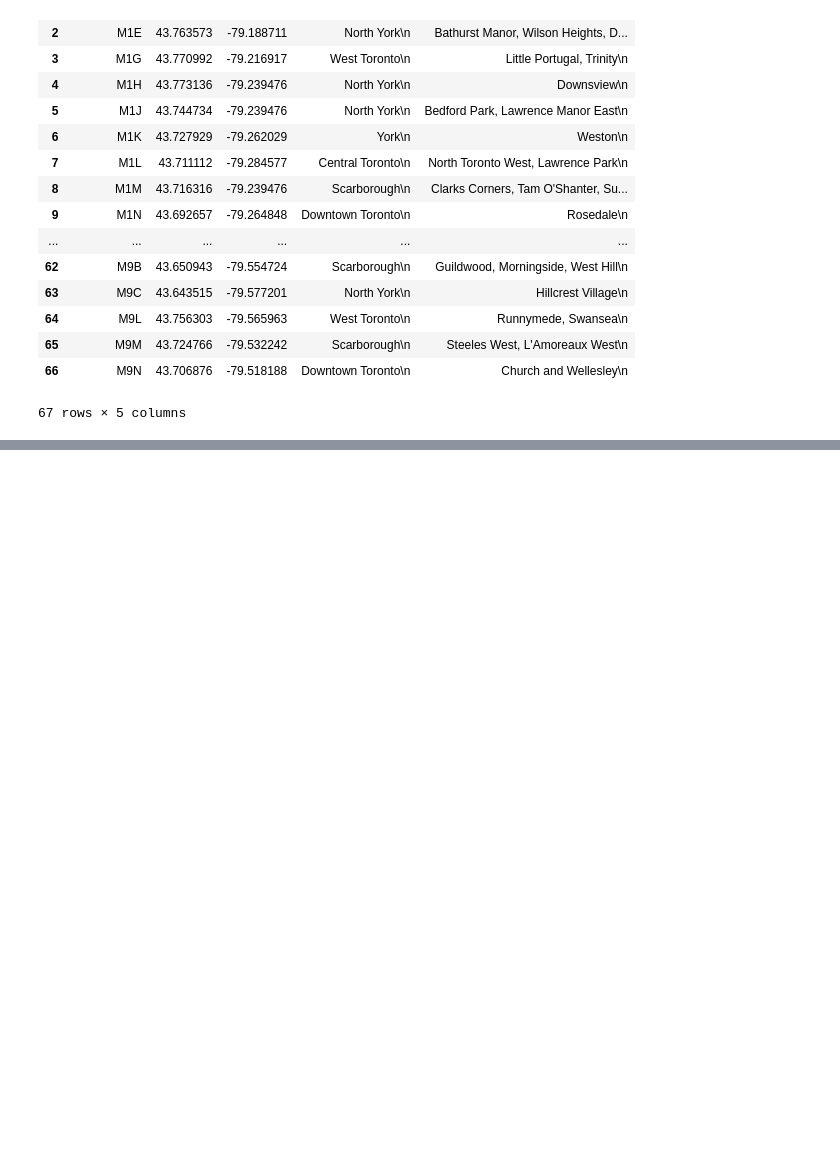
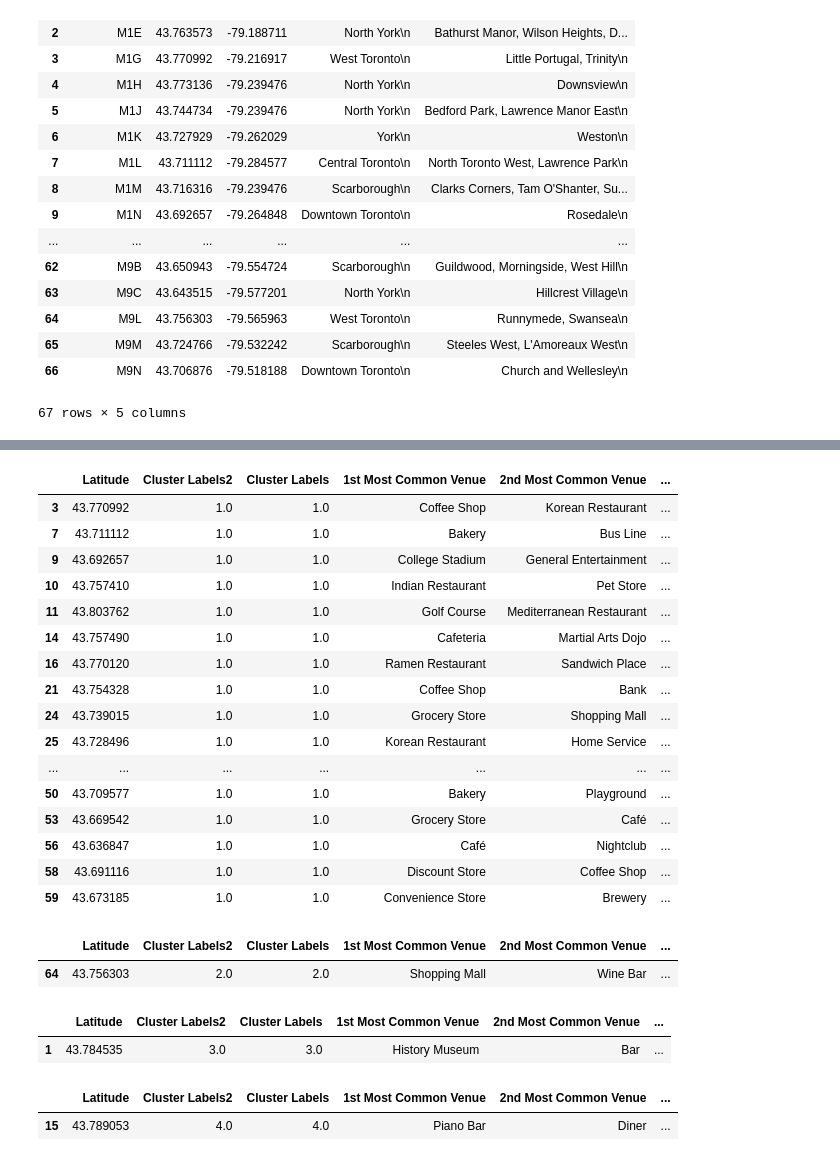
Before and after one commit to hedgehogBI/Data-Science-Capstone, a Jupyter notebook: Segmenting and Clustering Neighborhoods Toronto.ipynb, the cells around one changed output, grey strips where cells are left out. Cells and saved outputs as stored; diff of their text form; code cells hidden in the pictures; blank space fills up the shorter version.

```diff
--- a/Segmenting and Clustering Neighborhoods Toronto.ipynb
+++ b/Segmenting and Clustering Neighborhoods Toronto.ipynb
@@ -234,0 +685,35 @@ pd.merge(Geocode_table, df_cleaned)
+# %%
+toronto_merged.loc[toronto_merged['Cluster Labels'] == 1, toronto_merged.columns[[1] + list(range(5, toronto_merged.shape[1]))]]
+# %% [output]
+|  | Latitude | Cluster Labels2 | Cluster Labels | 1st Most Common Venue | 2nd Most Common Venue | ... |
+| 3 | 43.770992 | 1.0 | 1.0 | Coffee Shop | Korean Restaurant | ... |
+| 7 | 43.711112 | 1.0 | 1.0 | Bakery | Bus Line | ... |
+| 9 | 43.692657 | 1.0 | 1.0 | College Stadium | General Entertainment | ... |
+| 10 | 43.757410 | 1.0 | 1.0 | Indian Restaurant | Pet Store | ... |
+| 11 | 43.803762 | 1.0 | 1.0 | Golf Course | Mediterranean Restaurant | ... |
+| 14 | 43.757490 | 1.0 | 1.0 | Cafeteria | Martial Arts Dojo | ... |
+| 16 | 43.770120 | 1.0 | 1.0 | Ramen Restaurant | Sandwich Place | ... |
+| 21 | 43.754328 | 1.0 | 1.0 | Coffee Shop | Bank | ... |
+| 24 | 43.739015 | 1.0 | 1.0 | Grocery Store | Shopping Mall | ... |
+| 25 | 43.728496 | 1.0 | 1.0 | Korean Restaurant | Home Service | ... |
+| ... | ... | ... | ... | ... | ... | ... |
+| 50 | 43.709577 | 1.0 | 1.0 | Bakery | Playground | ... |
+| 53 | 43.669542 | 1.0 | 1.0 | Grocery Store | Café | ... |
+| 56 | 43.636847 | 1.0 | 1.0 | Café | Nightclub | ... |
+| 58 | 43.691116 | 1.0 | 1.0 | Discount Store | Coffee Shop | ... |
+| 59 | 43.673185 | 1.0 | 1.0 | Convenience Store | Brewery | ... |
+# %%
+toronto_merged.loc[toronto_merged['Cluster Labels'] == 2, toronto_merged.columns[[1] + list(range(5, toronto_merged.shape[1]))]]
+# %% [output]
+|  | Latitude | Cluster Labels2 | Cluster Labels | 1st Most Common Venue | 2nd Most Common Venue | ... |
+| 64 | 43.756303 | 2.0 | 2.0 | Shopping Mall | Wine Bar | ... |
+# %%
+toronto_merged.loc[toronto_merged['Cluster Labels'] == 3, toronto_merged.columns[[1] + list(range(5, toronto_merged.shape[1]))]]
+# %% [output]
+|  | Latitude | Cluster Labels2 | Cluster Labels | 1st Most Common Venue | 2nd Most Common Venue | ... |
+| 1 | 43.784535 | 3.0 | 3.0 | History Museum | Bar | ... |
+# %%
+toronto_merged.loc[toronto_merged['Cluster Labels'] == 4, toronto_merged.columns[[1] + list(range(5, toronto_merged.shape[1]))]]
+# %% [output]
+|  | Latitude | Cluster Labels2 | Cluster Labels | 1st Most Common Venue | 2nd Most Common Venue | ... |
+| 15 | 43.789053 | 4.0 | 4.0 | Piano Bar | Diner | ... |
```
Also changed, not shown: parts of 36 cells of this notebook.
